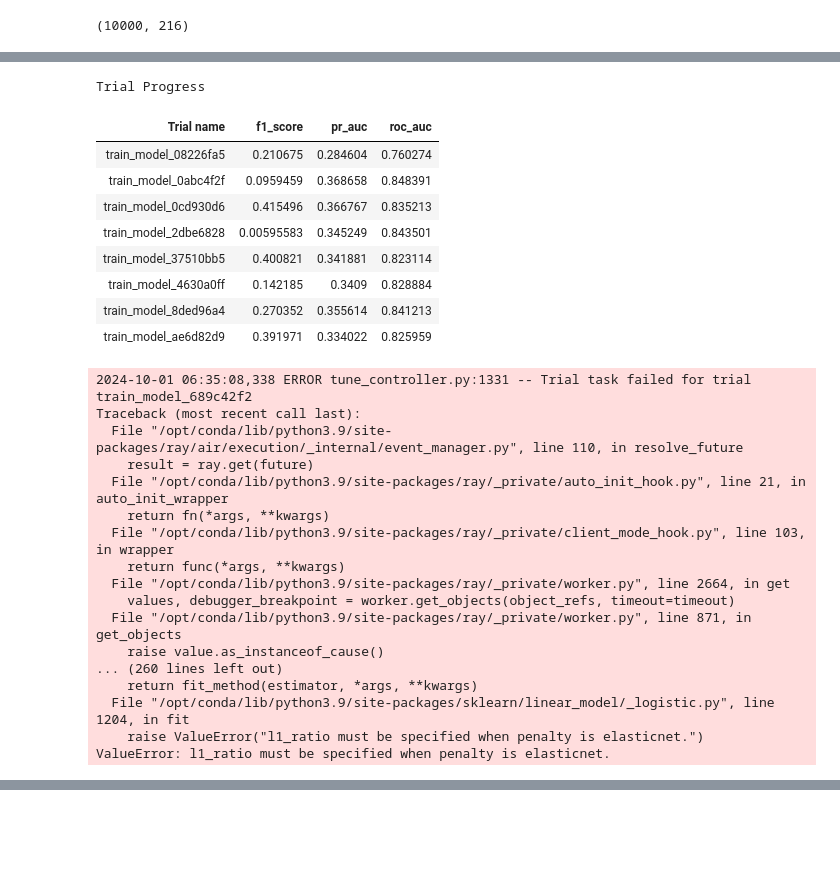
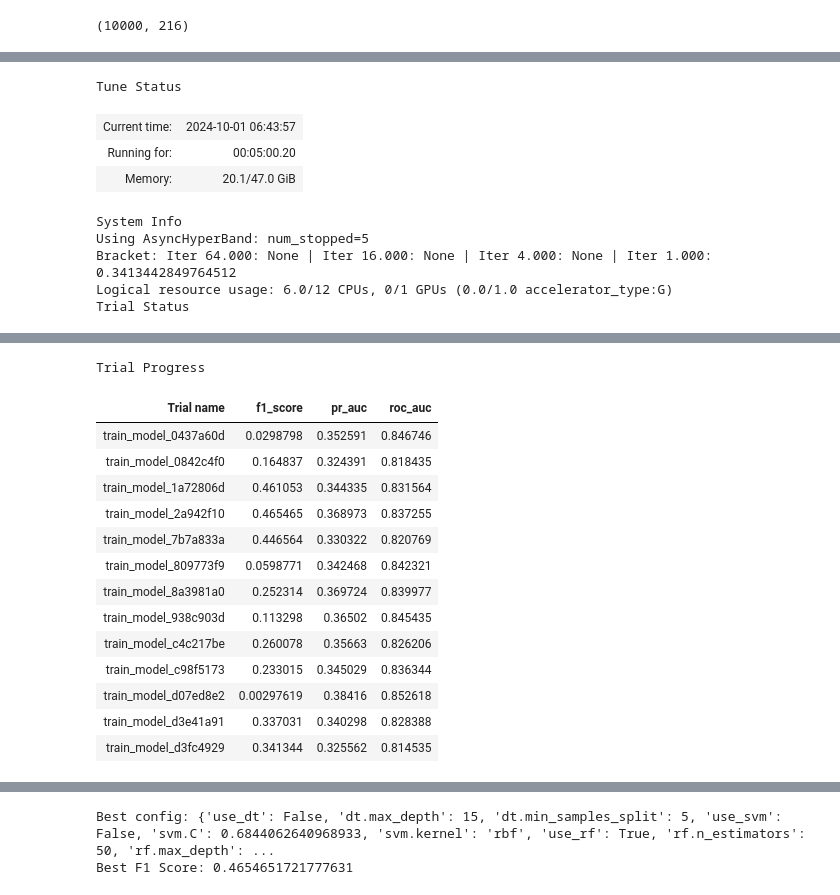
Before and after one commit to tensor-works/data-science-cookbook, a Jupyter notebook: datalab/classic_model_selection.ipynb, the cells around one changed output, grey strips where cells are left out. Saved outputs shown, nothing was run; the diff lists cells and outputs as text; code cells hidden in the pictures; blank space fills up the shorter version.

```diff
--- a/datalab/classic_model_selection.ipynb
+++ b/datalab/classic_model_selection.ipynb
@@ -166,7 +228,7 @@ search_space = {
     "lr.C": tune.loguniform(0.1, 10),
     "lr.penalty": tune.choice(['l2', 'l1', 'elasticnet', None]),
     "lr.solver": tune.choice(['newton-cg', 'lbfgs', 'liblinear', 'sag', 'saga']),
-    "lr.l1_ratio": tune.loguniform(0.0, 1.0),
+    "lr.l1_ratio": tune.loguniform(0.1, 1.0),
 
     # AdaBoost Classifier
     "use_adaboost": tune.choice([True, False]),
@@ -205,27 +266,9 @@ print("Best F1 Score:", best_trial.last_result["f1_score"])
-Trial Progress
+Tune Status
-| Trial name | f1_score | pr_auc | roc_auc |
-| train_model_08226fa5 | 0.210675 | 0.284604 | 0.760274 |
-| train_model_0abc4f2f | 0.0959459 | 0.368658 | 0.848391 |
-| train_model_0cd930d6 | 0.415496 | 0.366767 | 0.835213 |
-| train_model_2dbe6828 | 0.00595583 | 0.345249 | 0.843501 |
-| train_model_37510bb5 | 0.400821 | 0.341881 | 0.823114 |
-| train_model_4630a0ff | 0.142185 | 0.3409 | 0.828884 |
-| train_model_8ded96a4 | 0.270352 | 0.355614 | 0.841213 |
-| train_model_ae6d82d9 | 0.391971 | 0.334022 | 0.825959 |
+| Current time: | 2024-10-01 06:43:57 |
+| Running for: | 00:05:00.20 |
+| Memory: | 20.1/47.0 GiB |
-2024-10-01 06:35:08,338 ERROR tune_controller.py:1331 -- Trial task failed for trial train_model_689c42f2
-Traceback (most recent call last):
-  File "/opt/conda/lib/python3.9/site-packages/ray/air/execution/_internal/event_manager.py", line 110, in resolve_future
-    result = ray.get(future)
-  File "/opt/conda/lib/python3.9/site-packages/ray/_private/auto_init_hook.py", line 21, in auto_init_wrapper
-    return fn(*args, **kwargs)
-  File "/opt/conda/lib/python3.9/site-packages/ray/_private/client_mode_hook.py", line 103, in wrapper
-    return func(*args, **kwargs)
-  File "/opt/conda/lib/python3.9/site-packages/ray/_private/worker.py", line 2664, in get
-    values, debugger_breakpoint = worker.get_objects(object_refs, timeout=timeout)
-  File "/opt/conda/lib/python3.9/site-packages/ray/_private/worker.py", line 871, in get_objects
-    raise value.as_instanceof_cause()
-... (260 lines left out)
-    return fit_method(estimator, *args, **kwargs)
-  File "/opt/conda/lib/python3.9/site-packages/sklearn/linear_model/_logistic.py", line 1204, in fit
-    raise ValueError("l1_ratio must be specified when penalty is elasticnet.")
-ValueError: l1_ratio must be specified when penalty is elasticnet.
+System Info
+Using AsyncHyperBand: num_stopped=5
+Bracket: Iter 64.000: None | Iter 16.000: None | Iter 4.000: None | Iter 1.000: 0.3413442849764512
+Logical resource usage: 6.0/12 CPUs, 0/1 GPUs (0.0/1.0 accelerator_type:G)
+Trial Status
@@ -231,0 +292,15 @@ ValueError: l1_ratio must be specified when penalty is elasticnet.
+Trial Progress
+| Trial name | f1_score | pr_auc | roc_auc |
+| train_model_0437a60d | 0.0298798 | 0.352591 | 0.846746 |
+| train_model_0842c4f0 | 0.164837 | 0.324391 | 0.818435 |
+| train_model_1a72806d | 0.461053 | 0.344335 | 0.831564 |
+| train_model_2a942f10 | 0.465465 | 0.368973 | 0.837255 |
+| train_model_7b7a833a | 0.446564 | 0.330322 | 0.820769 |
+| train_model_809773f9 | 0.0598771 | 0.342468 | 0.842321 |
+| train_model_8a3981a0 | 0.252314 | 0.369724 | 0.839977 |
+| train_model_938c903d | 0.113298 | 0.36502 | 0.845435 |
+| train_model_c4c217be | 0.260078 | 0.35663 | 0.826206 |
+| train_model_c98f5173 | 0.233015 | 0.345029 | 0.836344 |
+| train_model_d07ed8e2 | 0.00297619 | 0.38416 | 0.852618 |
+| train_model_d3e41a91 | 0.337031 | 0.340298 | 0.828388 |
+| train_model_d3fc4929 | 0.341344 | 0.325562 | 0.814535 |
@@ -231,0 +310,2 @@ ValueError: l1_ratio must be specified when penalty is elasticnet.
+Best config: {'use_dt': False, 'dt.max_depth': 15, 'dt.min_samples_split': 5, 'use_svm': False, 'svm.C': 0.6844062640968933, 'svm.kernel': 'rbf', 'use_rf': True, 'rf.n_estimators': 50, 'rf.max_depth': ...
+Best F1 Score: 0.4654651721777631
```
Also changed, not shown: parts of 8 cells of this notebook, 3 other files.
